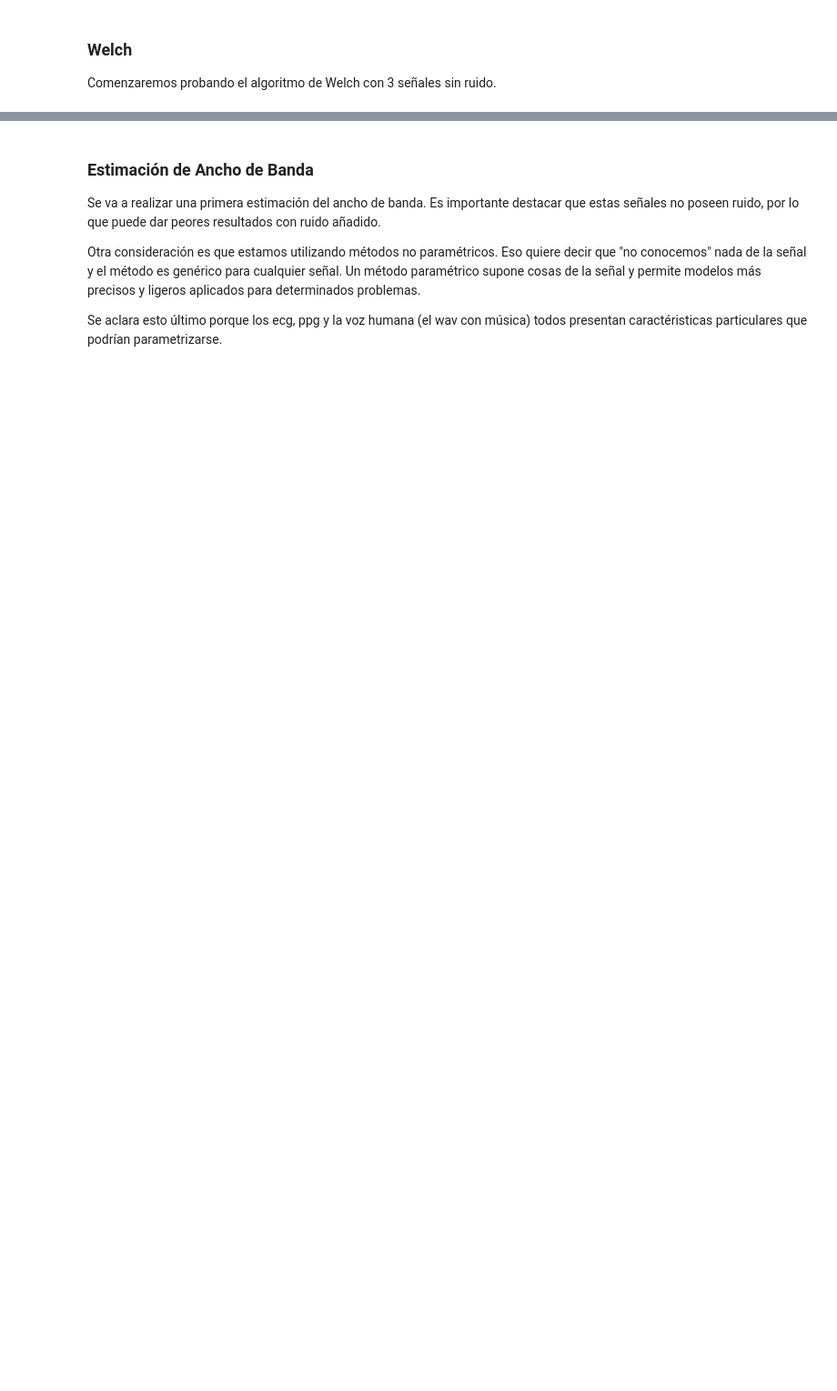
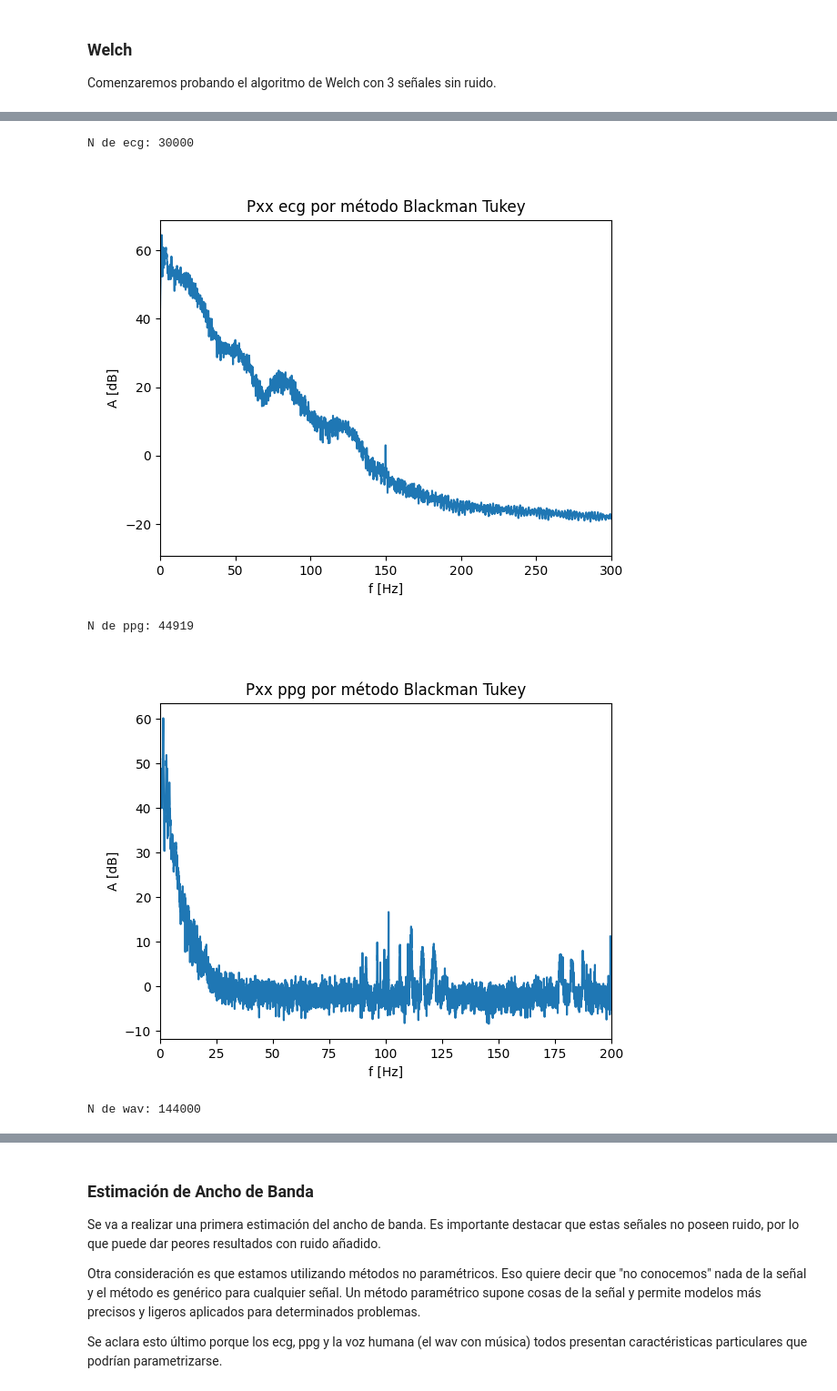
Before and after one commit to agustin-d-martinez/Procesamiento-Digital-de-Se-ales---2026, a Jupyter notebook: TS6/TS6.ipynb, the cells around one changed output, grey strips where cells are left out. Shown at 91% size. Drawn from its saved outputs; the diff is of its cells as text; code cells hidden in the pictures; blank space fills up the shorter version.

```diff
--- a/TS6/TS6.ipynb
+++ b/TS6/TS6.ipynb
@@ -265,18 +293,9 @@ Se realizarán las mismas pruebas que antes con el algoritmo FFT
-# %%
-from scipy.signal import windows
-N = len(ecg)
-window = windows.blackman(N)
-Pxx_ecg = np.fft.fft((ecg**2)*window, n=2*N)/N
-# %%
-from scipy.signal import windows
-N = len(ppg)
-window = windows.blackman(N)
-Pxx_ppg = np.fft.fft((ppg**2)*window, n=2*N)/N
-# %%
-from scipy.signal import windows
-N = len(wav_data)
-window = windows.blackman(N)
-Pxx_wav = np.fft.fft((wav_data**2)*window, n=2*N)/N
+# %%
+for name, signal in signals.items():
+    N = len(signal["data"])
+    f_, Pxx_ = sig.welch(signal["data"], fs=signal["fs"], nperseg= N/15, nfft=2*N)
+    signal["welch"] = Pxx_
+    signal["f_welch"] = f_
 # %% [markdown]
 ### Blackman Tuck
 
@@ -311,0 +348,25 @@ def my_blackman_tukey(x, M):
+# %%
+xlim = { "ecg":300, "ppg":200, "wav":10e3 }
+
+for name, signal in signals.items():
+    N = len(signal["data"])
+    print(f"N de {name}: {N}")
+
+    plt.figure()
+    plt.title(f"Pxx {name} por método Blackman Tukey")
+
+    f_, Pxx_ = my_blackman_tukey(signal["data"], fs=signal["fs"], nfft=2*N)
+    signal["blackman"] = Pxx_
+    signal["f_blackman"] = f_
+
+    plt.plot(f_, 10*np.log10(Pxx_))
+    plt.xlim(0, xlim[name])
+    plt.xlabel("f [Hz]")
+    plt.ylabel("A [dB]")
+    plt.show()
+# %% [output]
+N de ecg: 30000
+[figure, added]
+N de ppg: 44919
+[figure, added]
+N de wav: 144000
```
Also changed, not shown: parts of 35 cells of this notebook, 2 other files.
